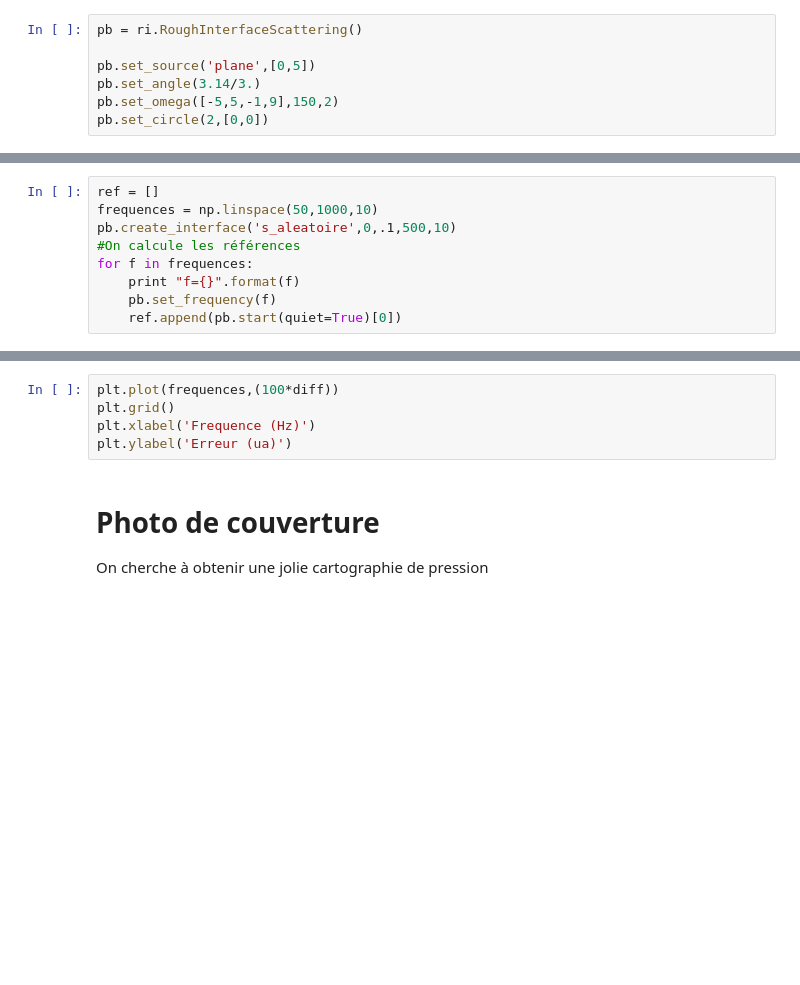
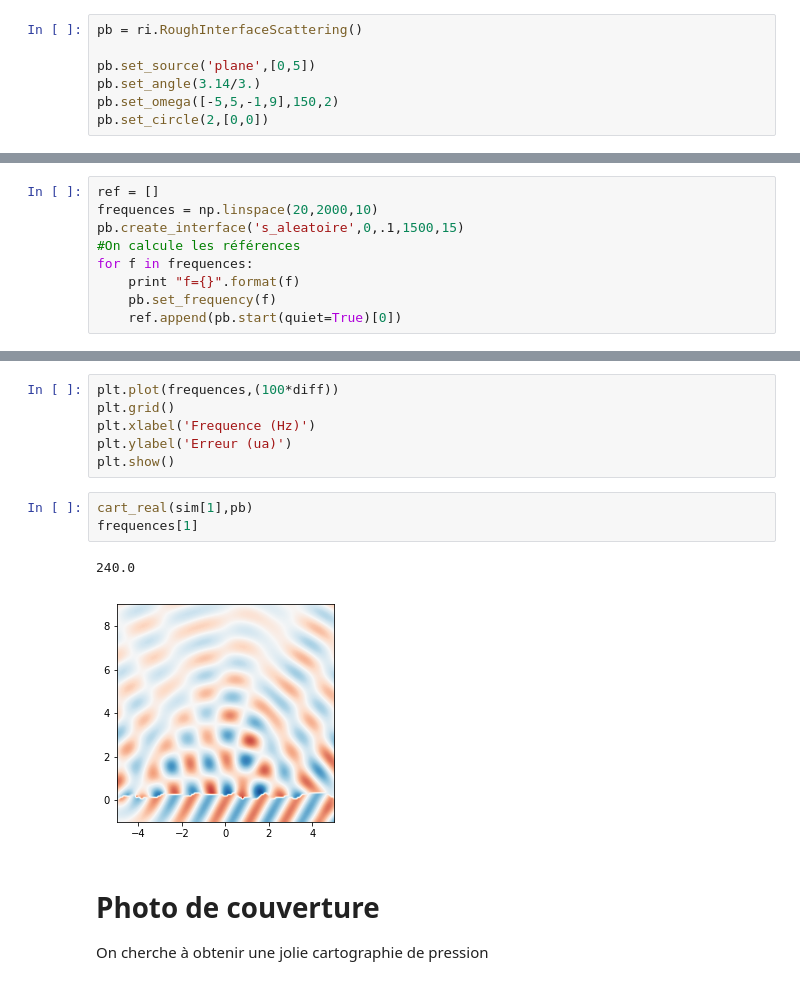
Before and after one commit to caillonantoine/rough-interface, a Jupyter notebook: Avancement.ipynb, the cells around one changed output, grey strips where cells are left out. Cells and saved outputs as stored; diff of their text form; blank space fills up the shorter version.

```diff
--- a/Avancement.ipynb
+++ b/Avancement.ipynb
@@ -83,7 +89,7 @@ pb.set_circle(2,[0,0])
 # %%
 ref = []
-frequences = np.linspace(50,1000,10)
-pb.create_interface('s_aleatoire',0,.1,500,10)
+frequences = np.linspace(20,2000,10)
+pb.create_interface('s_aleatoire',0,.1,1500,15)
 #On calcule les références
 for f in frequences:
     print "f={}".format(f)
@@ -113,6 +129,13 @@ plt.plot(frequences,(100*diff))
 plt.grid()
 plt.xlabel('Frequence (Hz)')
 plt.ylabel('Erreur (ua)')
+plt.show()
+# %%
+cart_real(sim[1],pb)
+frequences[1]
+# %% [output]
+240.0
+[figure, added]
 # %% [markdown]
 # Photo de couverture
 On cherche à obtenir une jolie cartographie de pression
```
Also changed, not shown: parts of 6 cells of this notebook.
